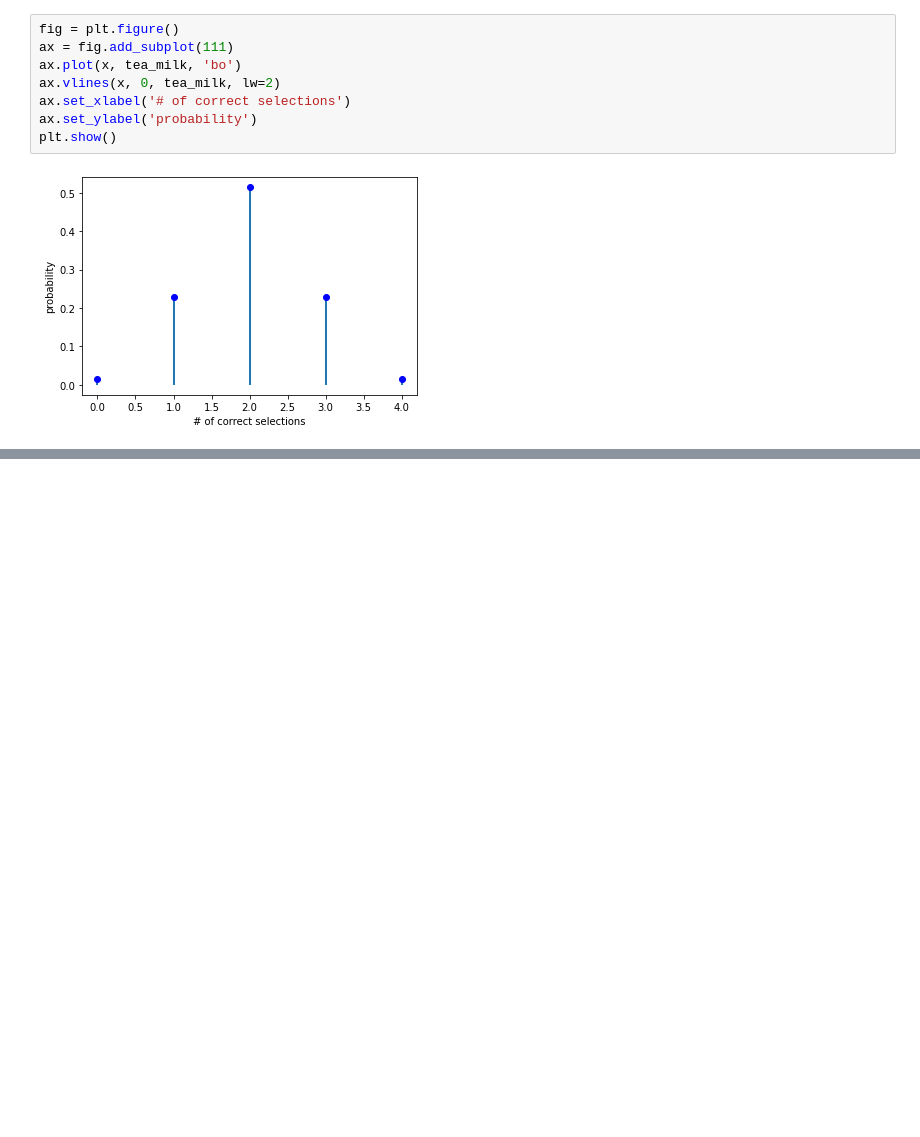
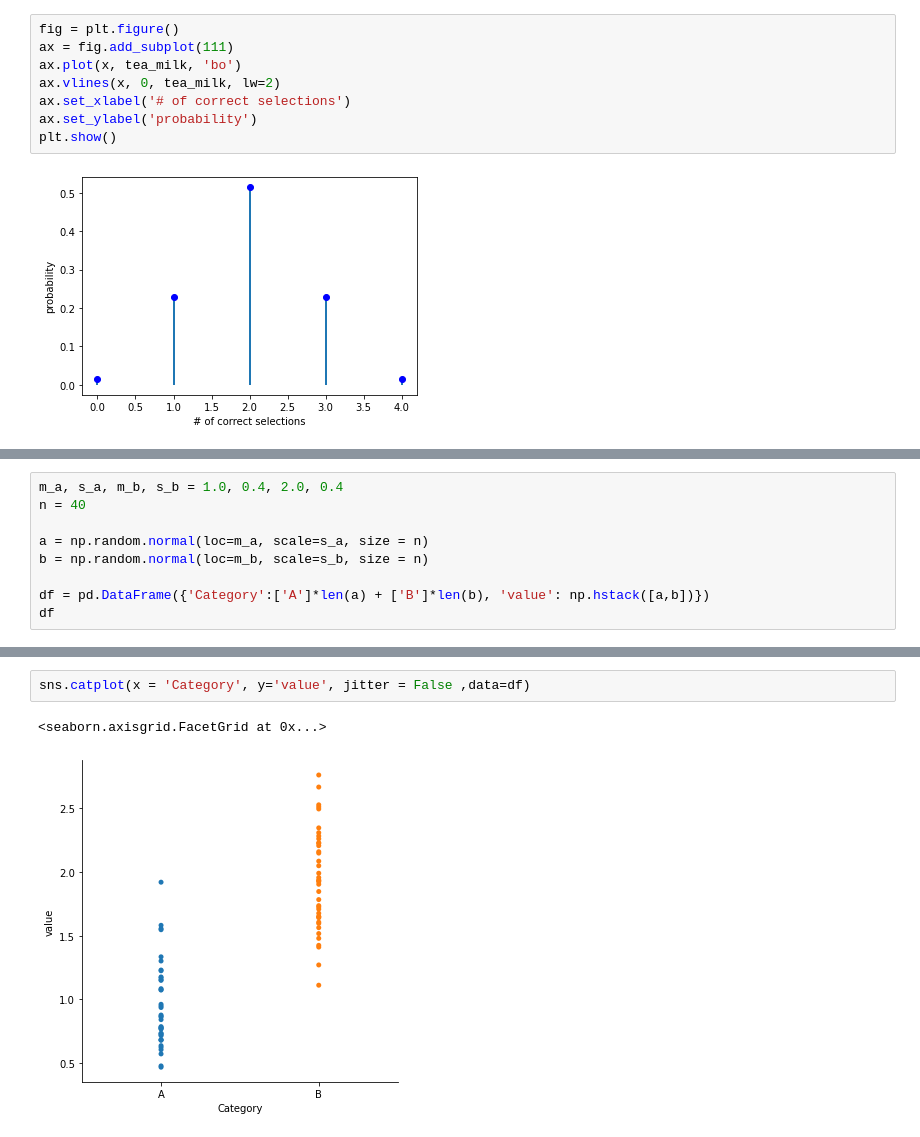
Before and after one commit to donneger/machinelearning_statistics, a Jupyter notebook: ml_practicals/ml_stats_practicals.ipynb, the cells around one changed output, grey strips where cells are left out. Cells and saved outputs as stored; diff of their text form; blank space fills up the shorter version.

```diff
--- a/ml_practicals/ml_stats_practicals.ipynb
+++ b/ml_practicals/ml_stats_practicals.ipynb
@@ -212,0 +227,9 @@ plt.show()
+# %%
+m_a, s_a, m_b, s_b = 1.0, 0.4, 2.0, 0.4
+n = 40
+
+a = np.random.normal(loc=m_a, scale=s_a, size = n)
+b = np.random.normal(loc=m_b, scale=s_b, size = n)
+
+df = pd.DataFrame({'Category':['A']*len(a) + ['B']*len(b), 'value': np.hstack([a,b])})
+df
@@ -212,0 +250,5 @@ plt.show()
+# %%
+sns.catplot(x = 'Category', y='value', jitter = False ,data=df)
+# %% [output]
+<seaborn.axisgrid.FacetGrid at 0x...>
+[figure, added]
```
Also changed, not shown: parts of 44 cells of this notebook.
